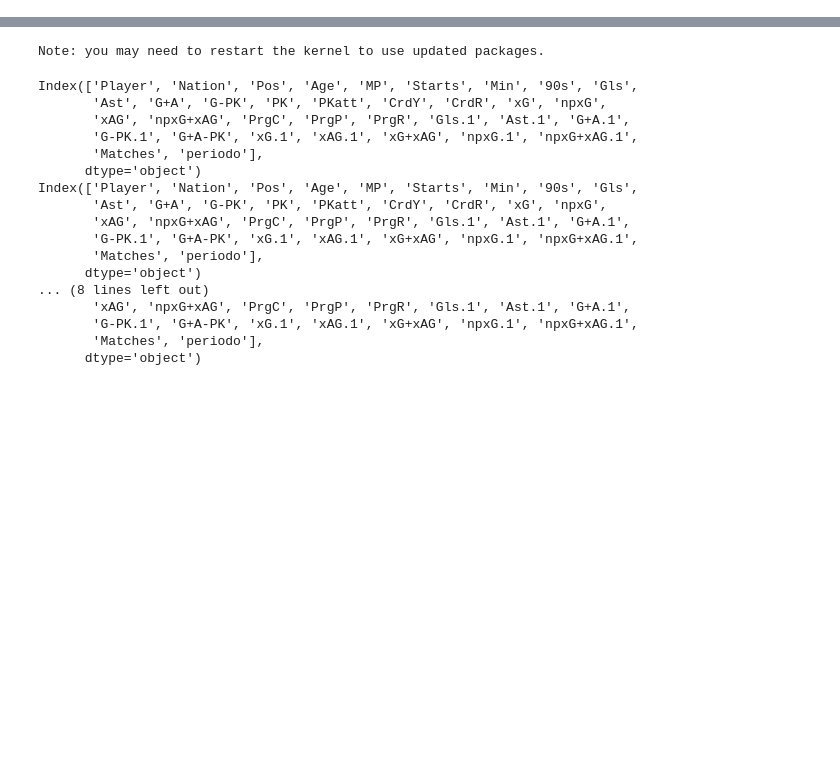
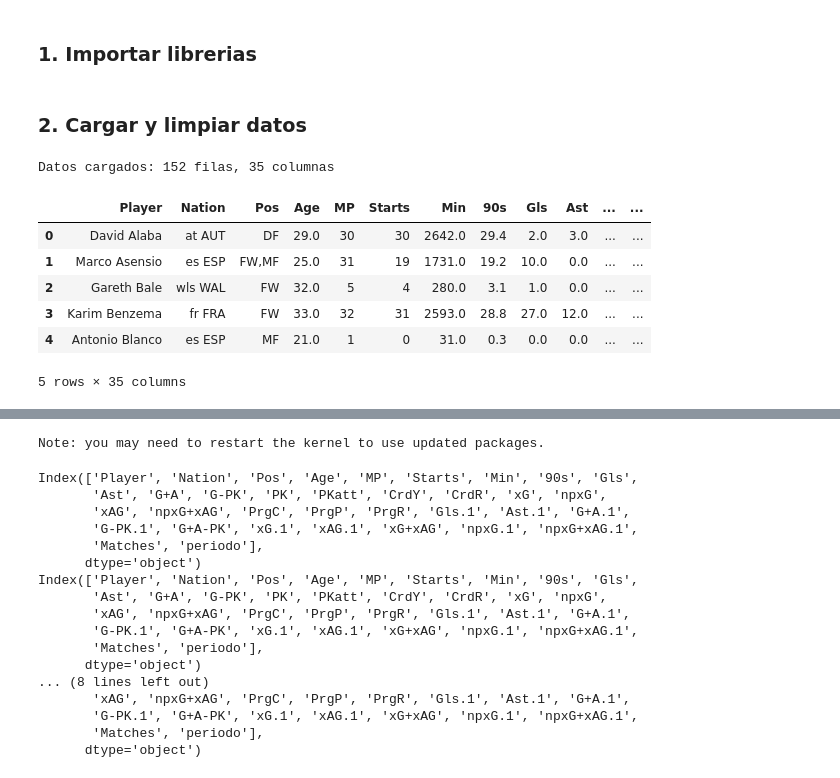
Before and after one commit to Yeps3nM/proyecto-mineria-de-datos, a Jupyter notebook: modelos.ipynb, the cells around one changed output, grey strips where cells are left out. Saved outputs shown, nothing was run; the diff lists cells and outputs as text; code cells hidden in the pictures; blank space fills up the shorter version.

```diff
--- a/rocka.ipynb
+++ b/modelos.ipynb
@@ -0,0 +9,2 @@
+# %% [markdown]
+### 1. Importar librerias
@@ -0,0 +21,29 @@
+# %% [markdown]
+### 2. Cargar y limpiar datos
+# %%
+# Cargar los datasets
+dt_21_22 = pd.read_excel('datasets/rm_21_22.xlsx')
+dt_22_23 = pd.read_excel('datasets/rm_22_23.xlsx')
+dt_23_24 = pd.read_excel('datasets/rm_23_24.xlsx')
+dt_24_25 = pd.read_excel('datasets/rm_24_25.xlsx')
+
+# Agregar columna de temporada
+dt_21_22['Season'] = '2021-2022'
+dt_22_23['Season'] = '2022-2023'
+dt_23_24['Season'] = '2023-2024'
+dt_24_25['Season'] = '2024-2025'
+
+# Combinar todos los datasets
+df = pd.concat([dt_21_22, dt_22_23, dt_23_24, dt_24_25], ignore_index=True)
+
+print(f"Datos cargados: {df.shape[0]} filas, {df.shape[1]} columnas")
+df.head()
+# %% [output]
+Datos cargados: 152 filas, 35 columnas
+|  | Player | Nation | Pos | Age | MP | Starts | Min | 90s | Gls | Ast | ... | ... |
+| 0 | David Alaba | at AUT | DF | 29.0 | 30 | 30 | 2642.0 | 29.4 | 2.0 | 3.0 | ... | ... |
+| 1 | Marco Asensio | es ESP | FW,MF | 25.0 | 31 | 19 | 1731.0 | 19.2 | 10.0 | 0.0 | ... | ... |
+| 2 | Gareth Bale | wls WAL | FW | 32.0 | 5 | 4 | 280.0 | 3.1 | 1.0 | 0.0 | ... | ... |
+| 3 | Karim Benzema | fr FRA | FW | 33.0 | 32 | 31 | 2593.0 | 28.8 | 27.0 | 12.0 | ... | ... |
+| 4 | Antonio Blanco | es ESP | MF | 21.0 | 1 | 0 | 31.0 | 0.3 | 0.0 | 0.0 | ... | ... |
+5 rows × 35 columns
```
Also changed, not shown: parts of 22 cells of this notebook.
